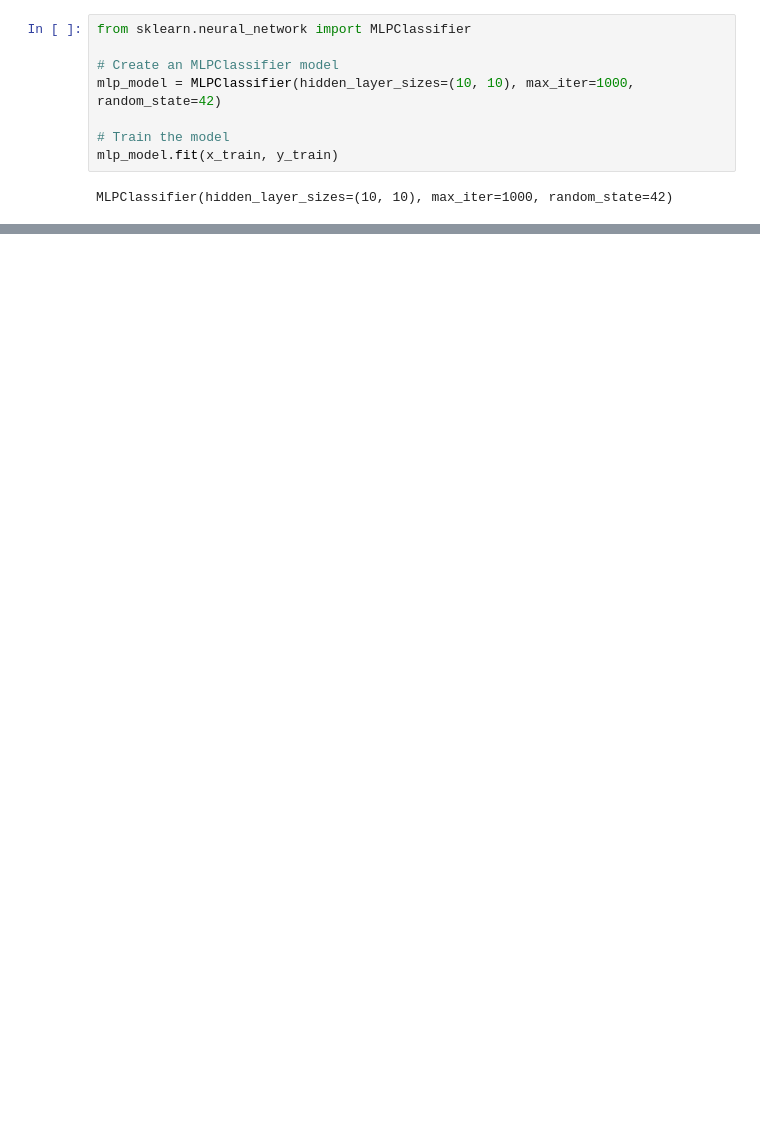
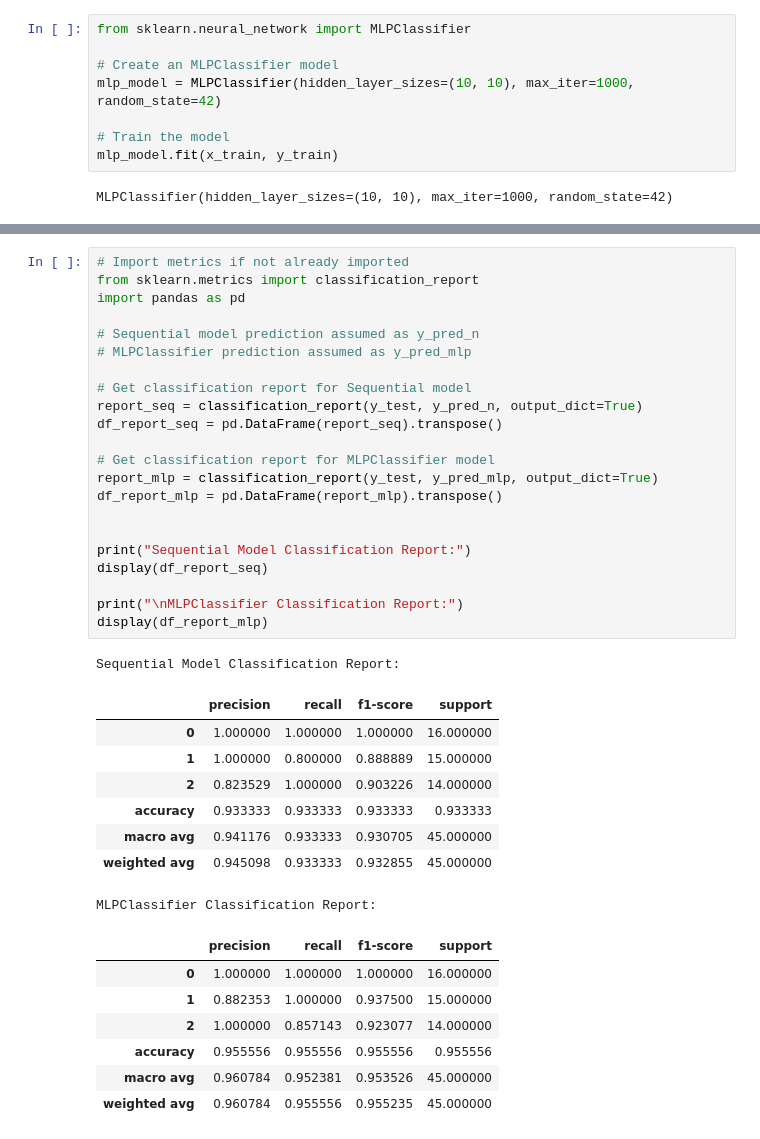
Before and after one commit to HiYasin/flower_species_classification, a Jupyter notebook: flower_species_classification.ipynb, the cells around one changed output, grey strips where cells are left out. Drawn from its saved outputs; the diff is of its cells as text; blank space fills up the shorter version.

```diff
--- a/flower_species_classification.ipynb
+++ b/flower_species_classification.ipynb
@@ -317,0 +362,39 @@ Accuracy of MLPClassifier: 0.9555555555555556
+# %%
+# Import metrics if not already imported
+from sklearn.metrics import classification_report
+import pandas as pd
+
+# Sequential model prediction assumed as y_pred_n
+# MLPClassifier prediction assumed as y_pred_mlp
+
+# Get classification report for Sequential model
+report_seq = classification_report(y_test, y_pred_n, output_dict=True)
+df_report_seq = pd.DataFrame(report_seq).transpose()
+
+# Get classification report for MLPClassifier model
+report_mlp = classification_report(y_test, y_pred_mlp, output_dict=True)
+df_report_mlp = pd.DataFrame(report_mlp).transpose()
+
+
+print("Sequential Model Classification Report:")
+display(df_report_seq)
+
+print("\nMLPClassifier Classification Report:")
+display(df_report_mlp)
+# %% [output]
+Sequential Model Classification Report:
+|  | precision | recall | f1-score | support |
+| 0 | 1.000000 | 1.000000 | 1.000000 | 16.000000 |
+| 1 | 1.000000 | 0.800000 | 0.888889 | 15.000000 |
+| 2 | 0.823529 | 1.000000 | 0.903226 | 14.000000 |
+| accuracy | 0.933333 | 0.933333 | 0.933333 | 0.933333 |
+| macro avg | 0.941176 | 0.933333 | 0.930705 | 45.000000 |
+| weighted avg | 0.945098 | 0.933333 | 0.932855 | 45.000000 |
+MLPClassifier Classification Report:
+|  | precision | recall | f1-score | support |
+| 0 | 1.000000 | 1.000000 | 1.000000 | 16.000000 |
+| 1 | 0.882353 | 1.000000 | 0.937500 | 15.000000 |
+| 2 | 1.000000 | 0.857143 | 0.923077 | 14.000000 |
+| accuracy | 0.955556 | 0.955556 | 0.955556 | 0.955556 |
+| macro avg | 0.960784 | 0.952381 | 0.953526 | 45.000000 |
+| weighted avg | 0.960784 | 0.955556 | 0.955235 | 45.000000 |
```
Also changed, not shown: parts of 14 cells of this notebook.
